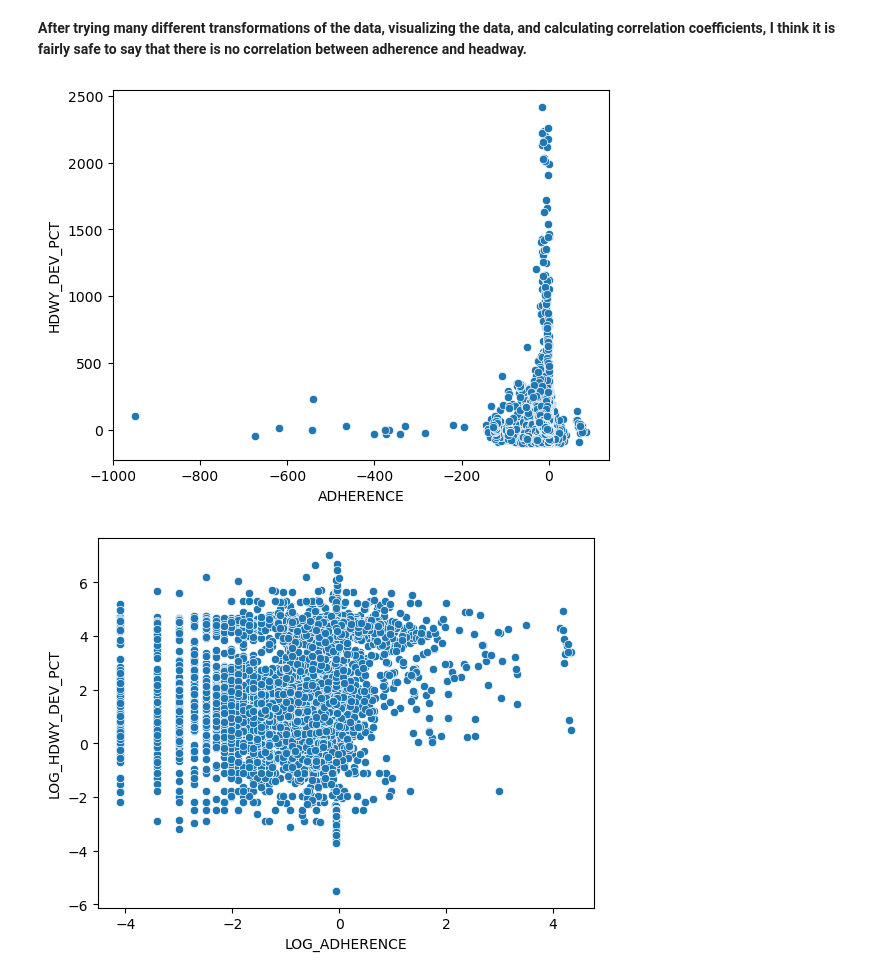
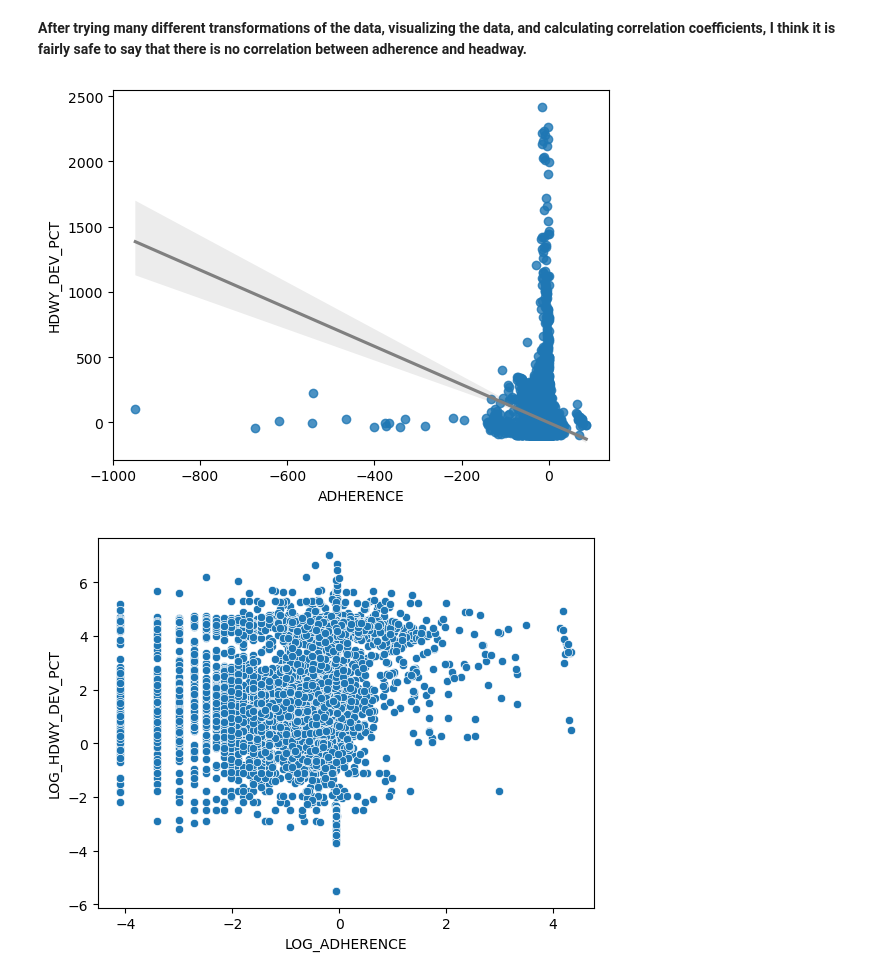
Before and after one commit to ballir27/wego-nashville-bus-adherence, a Jupyter notebook: Notebooks/AB-WeGo-Adherence-Hdwy-Corr.ipynb, the cells around one changed output. Cells and saved outputs as stored; diff of their text form; code cells hidden in the pictures.

Commit message:
Regplots

```diff
--- a/Notebooks/AB-WeGo-Adherence-Hdwy-Corr.ipynb
+++ b/Notebooks/AB-WeGo-Adherence-Hdwy-Corr.ipynb
@@ -174,9 +174,9 @@ headway_df[['ADHERENCE','SCHEDULED_HDWY','ACTUAL_HDWY','HDWY_DEV','LOG_ADHERENCE
 # %% [markdown]
 **After trying many different transformations of the data, visualizing the data, and calculating correlation coefficients, I think it is fairly safe to say that there is no correlation between adherence and headway.**
 # %%
-sns.scatterplot(data=headway_df, x= 'ADHERENCE', y='HDWY_DEV_PCT');
+sns.regplot(data=headway_df[headway_df['HDWY_DEV_PCT']!=np.inf], x= 'ADHERENCE', y='HDWY_DEV_PCT', line_kws={'color':'grey'});
 # %% [output]
-[figure, old version]
+[figure, new version]
 # %%
 sns.scatterplot(data=headway_df, x= 'LOG_ADHERENCE', y='LOG_HDWY_DEV_PCT');
 # %% [output]
```
Also changed, not shown: parts of 7 cells of this notebook.
